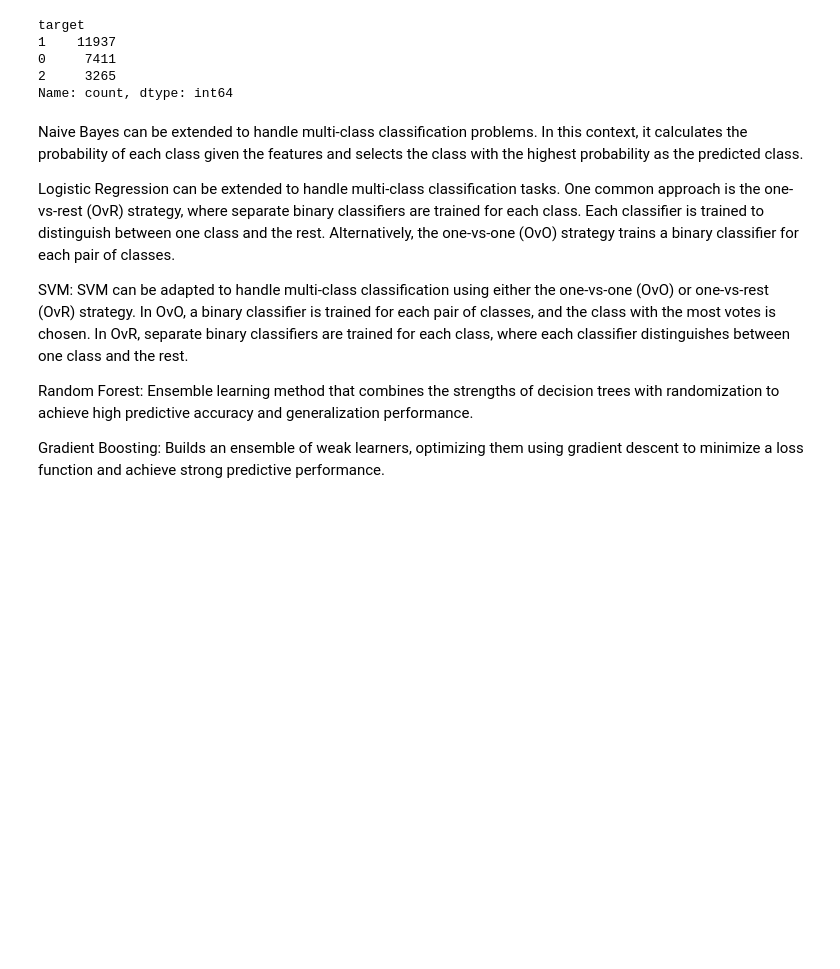
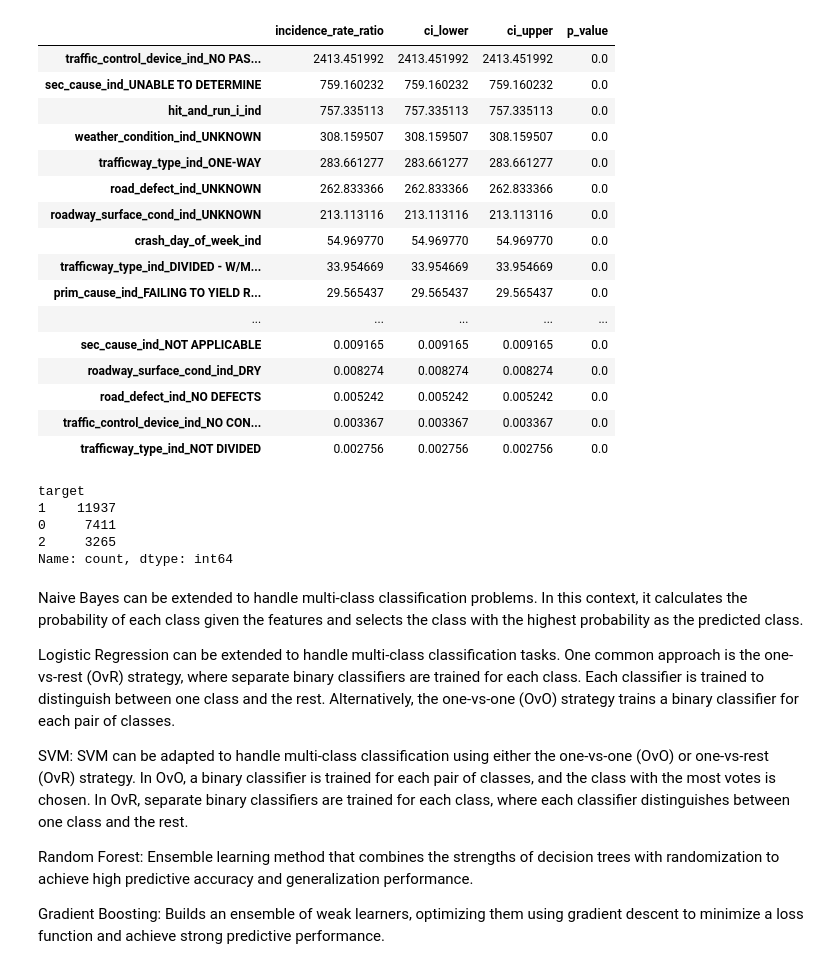
Before and after one commit to mgoodman96/DataMining2024, a Jupyter notebook: model_MG.ipynb, the cells around one changed output. Cells and saved outputs as stored; diff of their text form; code cells hidden in the pictures; blank space fills up the shorter version.

Commit message:
updated logit and poisson

```diff
--- a/model_MG.ipynb
+++ b/model_MG.ipynb
@@ -110,0 +189,10 @@ shap.summary_plot(shap_values, X_test)
+# %%
+#poisson regression to understand relationship between feature and event. each record is an event
+import statsmodels.api as sm
+from statsmodels.formula.api import poisson
+from statsmodels.formula.api import ols
+
+#instantiate model and train
+model = sm.GLM(y_train, X_train, family=sm.families.Poisson())
+model = model.fit()
+print(model.summary())
@@ -111,3 +218,37 @@ shap.summary_plot(shap_values, X_test)
+# %%
+#Take each coefficient and exponentiate it to get the incidence rate ratio, order from highest to lowest. put in data frame
+#exponentiate coefficients
+#max row display
+pd.set_option('display.max_rows', None)
+irr = np.exp(model.params)
+irr = irr.sort_values(ascending=False)
+irr = pd.DataFrame(irr, columns=['incidence_rate_ratio'])
+#add confidence intervals
+irr['ci_lower'] = np.exp(model.conf_int()[0])
+irr['ci_upper'] = np.exp(model.conf_int()[1])
+#add p-values
+irr['p_value'] = model.pvalues
+#remove values with p-value > 0.05
+irr = irr[irr['p_value'] < 0.05]
+irr
+# %% [output]
+|  | incidence_rate_ratio | ci_lower | ci_upper | p_value |
+| traffic_control_device_ind_NO PAS... | 2413.451992 | 2413.451992 | 2413.451992 | 0.0 |
+| sec_cause_ind_UNABLE TO DETERMINE | 759.160232 | 759.160232 | 759.160232 | 0.0 |
+| hit_and_run_i_ind | 757.335113 | 757.335113 | 757.335113 | 0.0 |
+| weather_condition_ind_UNKNOWN | 308.159507 | 308.159507 | 308.159507 | 0.0 |
+| trafficway_type_ind_ONE-WAY | 283.661277 | 283.661277 | 283.661277 | 0.0 |
+| road_defect_ind_UNKNOWN | 262.833366 | 262.833366 | 262.833366 | 0.0 |
+| roadway_surface_cond_ind_UNKNOWN | 213.113116 | 213.113116 | 213.113116 | 0.0 |
+| crash_day_of_week_ind | 54.969770 | 54.969770 | 54.969770 | 0.0 |
+| trafficway_type_ind_DIVIDED - W/M... | 33.954669 | 33.954669 | 33.954669 | 0.0 |
+| prim_cause_ind_FAILING TO YIELD R... | 29.565437 | 29.565437 | 29.565437 | 0.0 |
+| ... | ... | ... | ... | ... |
+| sec_cause_ind_NOT APPLICABLE | 0.009165 | 0.009165 | 0.009165 | 0.0 |
+| roadway_surface_cond_ind_DRY | 0.008274 | 0.008274 | 0.008274 | 0.0 |
+| road_defect_ind_NO DEFECTS | 0.005242 | 0.005242 | 0.005242 | 0.0 |
+| traffic_control_device_ind_NO CON... | 0.003367 | 0.003367 | 0.003367 | 0.0 |
+| trafficway_type_ind_NOT DIVIDED | 0.002756 | 0.002756 | 0.002756 | 0.0 |
 # %%
 input_cols = ['age_ind', 'district_y', 'crash_hour_ind', 'posted_speed_limit_ind', 'street_direction_ind_S', 'street_direction_ind_N',
  'lighting_condition_ind_DAYLIGHT','crash_day_of_week_ind', 'target']
```
Also changed, not shown: parts of 11 cells of this notebook.
